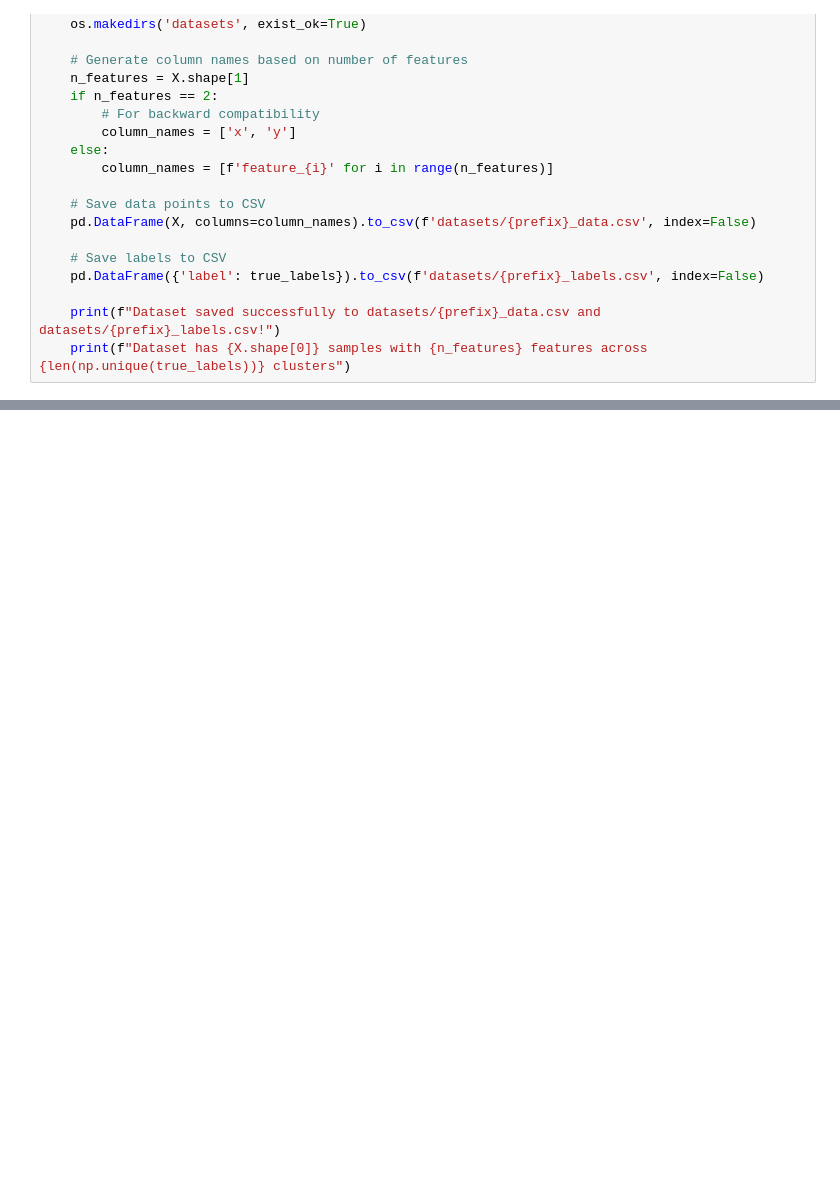
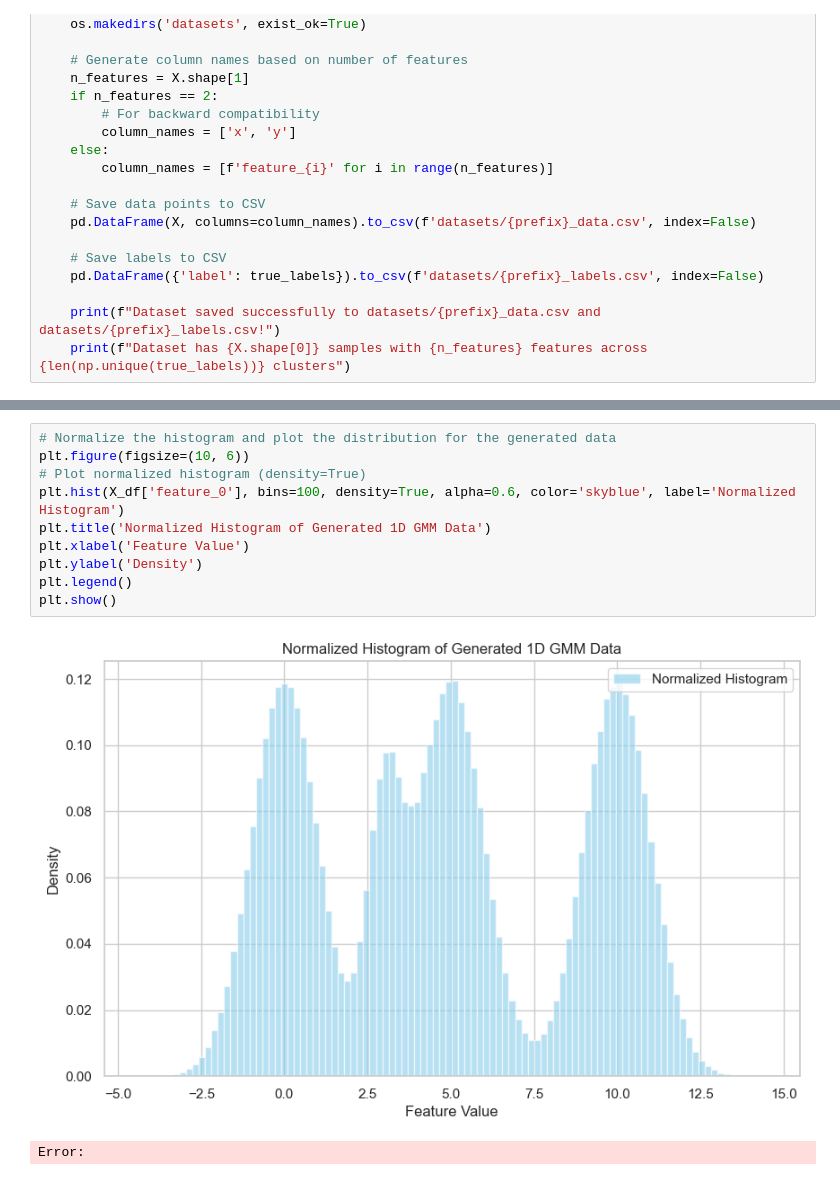
Before and after one commit to ayushraina2028/DS295-Parallel-Programming-2025, a Jupyter notebook: Project/rough.ipynb, the cells around one changed output, grey strips where cells are left out. Saved outputs shown, nothing was run; the diff lists cells and outputs as text; blank space fills up the shorter version.

```diff
--- a/Project/rough.ipynb
+++ b/Project/rough.ipynb
@@ -792,3 +837,16 @@ plt.show()
+# %%
+# Normalize the histogram and plot the distribution for the generated data
+plt.figure(figsize=(10, 6))
+# Plot normalized histogram (density=True)
+plt.hist(X_df['feature_0'], bins=100, density=True, alpha=0.6, color='skyblue', label='Normalized Histogram')
+plt.title('Normalized Histogram of Generated 1D GMM Data')
+plt.xlabel('Feature Value')
+plt.ylabel('Density')
+plt.legend()
+plt.show()
+# %% [output]
+[figure, added]
+Error:
 # %%
 import numpy as np
 import matplotlib.pyplot as plt
```
Also changed, not shown: parts of 33 cells of this notebook, 54 other files.
